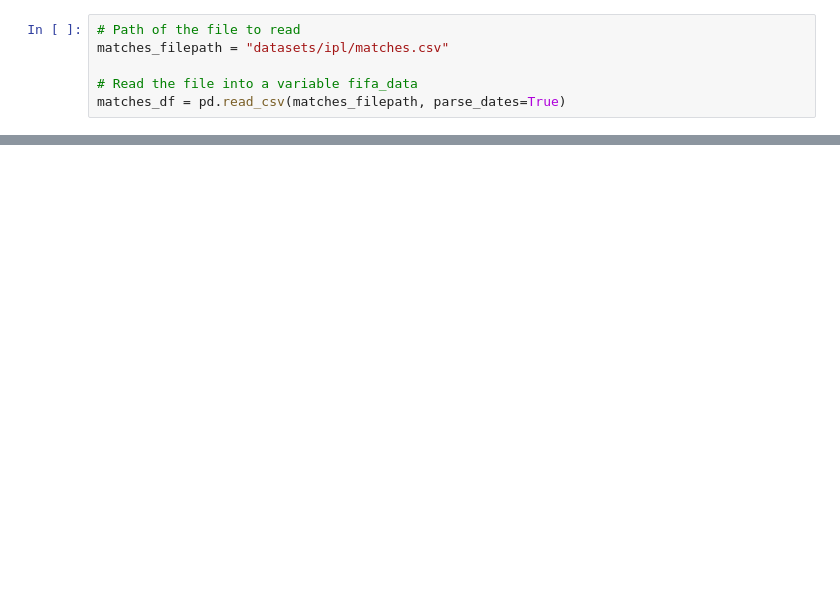
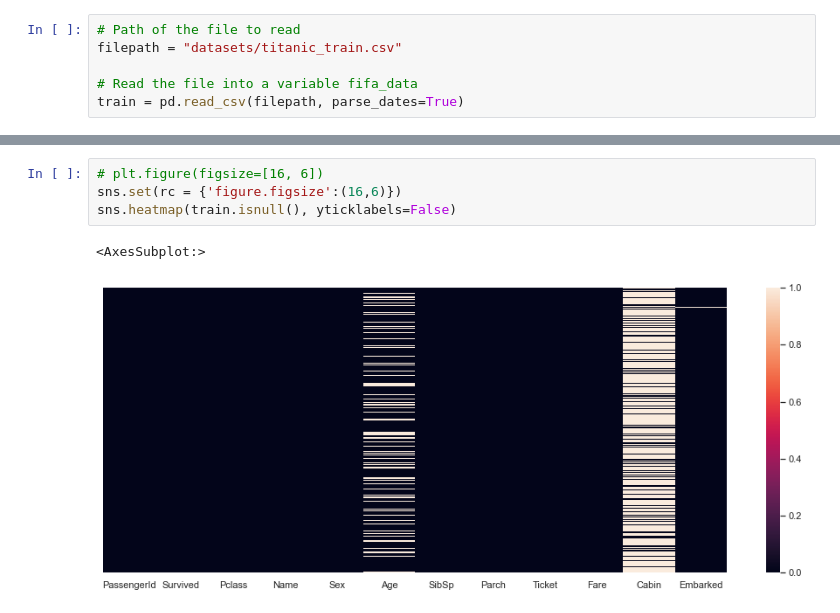
Before and after one commit to Parth0330/AI-ipynb, a Jupyter notebook: 05kaggleDataVisualization.ipynb, the cells around one changed output, grey strips where cells are left out. Drawn from its saved outputs; the diff is of its cells as text; blank space fills up the shorter version.

```diff
--- a/05kaggleDataVisualization.ipynb
+++ b/05kaggleDataVisualization.ipynb
@@ -14,8 +16,8 @@ sns.__version__
 # %%
 # Path of the file to read
-matches_filepath = "datasets/ipl/matches.csv"
+filepath = "datasets/titanic_train.csv"
 
 # Read the file into a variable fifa_data
-matches_df = pd.read_csv(matches_filepath, parse_dates=True)
+train = pd.read_csv(filepath, parse_dates=True)
 # %%
 # Print the first 5 rows of the data
@@ -66,0 +111,7 @@ array(['IPL-2017', 'IPL-2008', 'IPL-2009', 'IPL-2010', 'IPL-2011',
+# %%
+# plt.figure(figsize=[16, 6])
+sns.set(rc = {'figure.figsize':(16,6)})
+sns.heatmap(train.isnull(), yticklabels=False)
+# %% [output]
+<AxesSubplot:>
+[figure, added]
```
Also changed, not shown: parts of 29 cells of this notebook, 4 other files.
